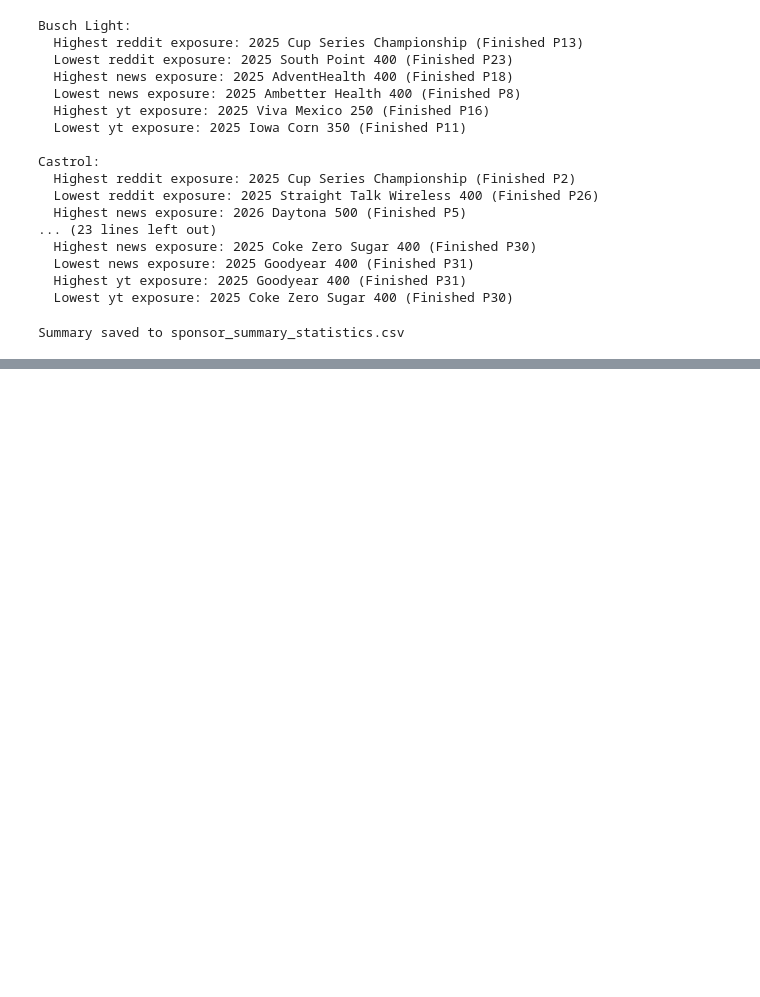
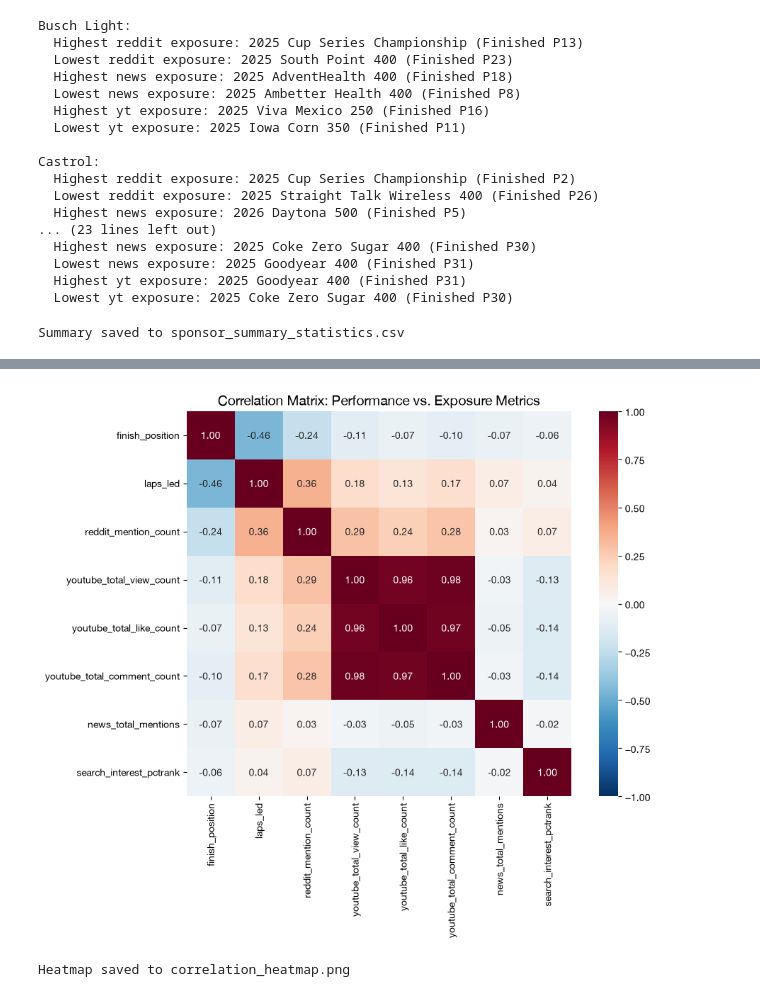
Before and after one commit to lloyd-todaro/NASCAR-Externship, a Jupyter notebook: code/statistical_analysis.ipynb, the cells around one changed output, grey strips where cells are left out. Drawn from its saved outputs; the diff is of its cells as text; code cells hidden in the pictures; blank space fills up the shorter version.

Commit message:
made correlation heatmap

```diff
--- a/code/statistical_analysis.ipynb
+++ b/code/statistical_analysis.ipynb
@@ -283,6 +283,21 @@ from scipy import stats
 # Note: We'll invert finish position so higher = better for intuitive reading
 df['Finish_Position_Inverted'] = df['finish_position'].max() - df['finish_position'] + 1
 
+# Google Trends normalizes each build_payload call to its own 0-100 scale, and each
+# sponsor's driver+sponsor pair was pulled in a separate call (see
+# pytrends_data_collection.ipynb). driver_search_interest and sponsor_search_interest
+# ARE comparable to each other within a row (same call, same scale), but raw values
+# are NOT comparable across sponsors — Progressive's 84.9 mean and Busch Light's 31.9
+# mean reflect different baselines, not more actual search interest.
+#
+# Fix: combine the two same-scale columns into one row-level score, then convert that
+# score to a percentile rank *within each sponsor's own distribution*. That strips out
+# the cross-sponsor scale mismatch while preserving "was this a relatively high- or
+# low-interest race for this sponsor" — which is what a pooled Spearman correlation
+# actually needs.
+df['combined_search_interest'] = df[['driver_search_interest', 'sponsor_search_interest']].mean(axis=1)
+df['search_interest_pctrank'] = df.groupby('primary_sponsor')['combined_search_interest'].rank(pct=True)
+
 correlation_vars = [
     'finish_position',
     'laps_led',
@@ -290,7 +305,8 @@ correlation_vars = [
     'youtube_total_view_count',
     'youtube_total_like_count',
     'youtube_total_comment_count',
-    'news_total_mentions'
+    'news_total_mentions',
+    'search_interest_pctrank'
 ]
 
 # Calculate correlation matrix using pandas
@@ -361,0 +400,25 @@ correlation_results.to_csv('correlation_results.csv', index=False)
+# %%
+import seaborn as sns
+import matplotlib.pyplot as plt
+
+# Create heatmap
+plt.figure(figsize=(10, 8))
+sns.heatmap(
+    correlation_matrix,
+    annot=True,
+    cmap='RdBu_r',  # Red for negative, Blue for positive
+    center=0,
+    vmin=-1,
+    vmax=1,
+    square=True,
+    fmt='.2f'
+)
+plt.title('Correlation Matrix: Performance vs. Exposure Metrics', fontsize=14)
+plt.tight_layout()
+plt.savefig('data/plots/correlation_heatmap.png', dpi=150)
+plt.show()
+
+print("Heatmap saved to correlation_heatmap.png")
+# %% [output]
+[figure, added]
+Heatmap saved to correlation_heatmap.png
```
Also changed, not shown: parts of 2 cells of this notebook, 2 other files.
